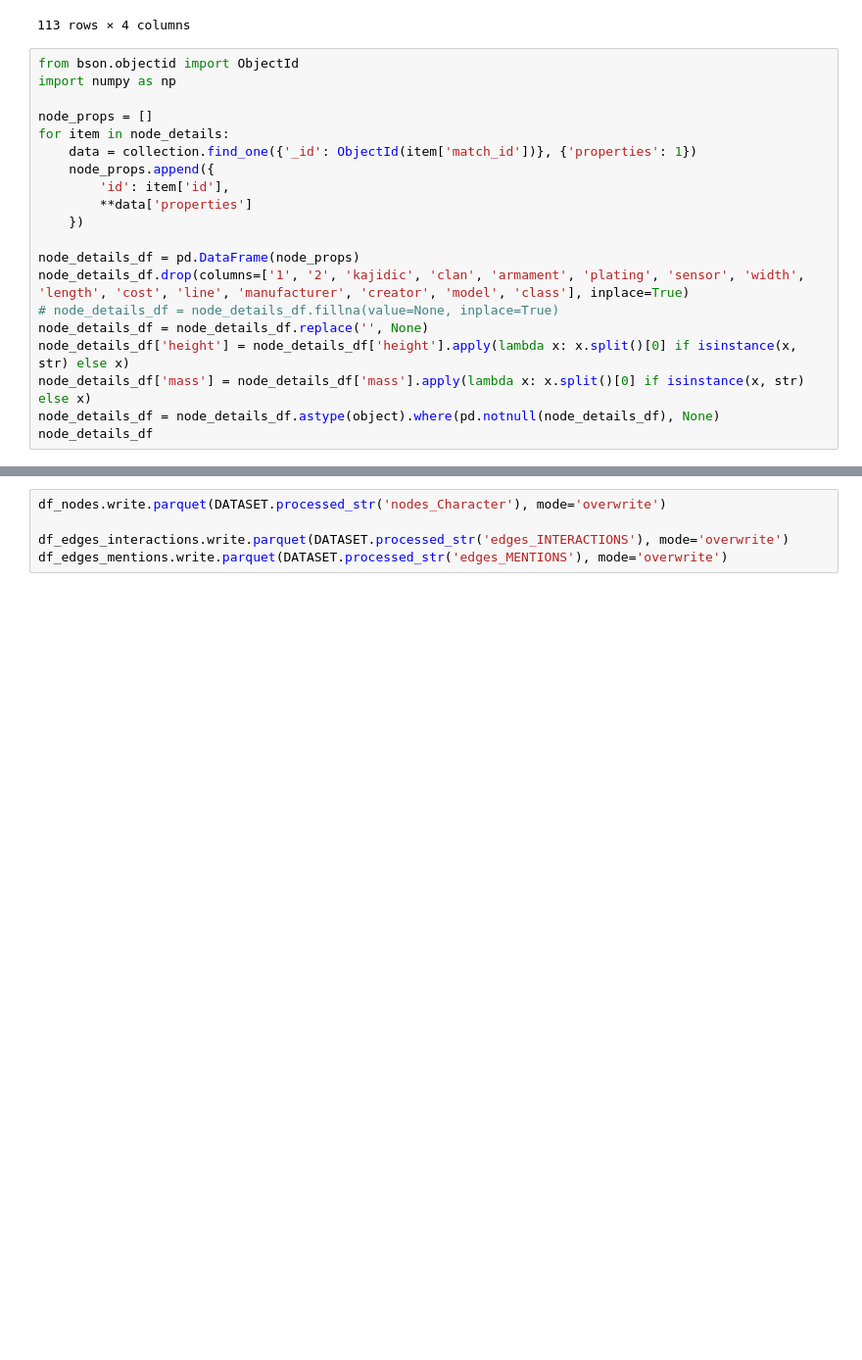
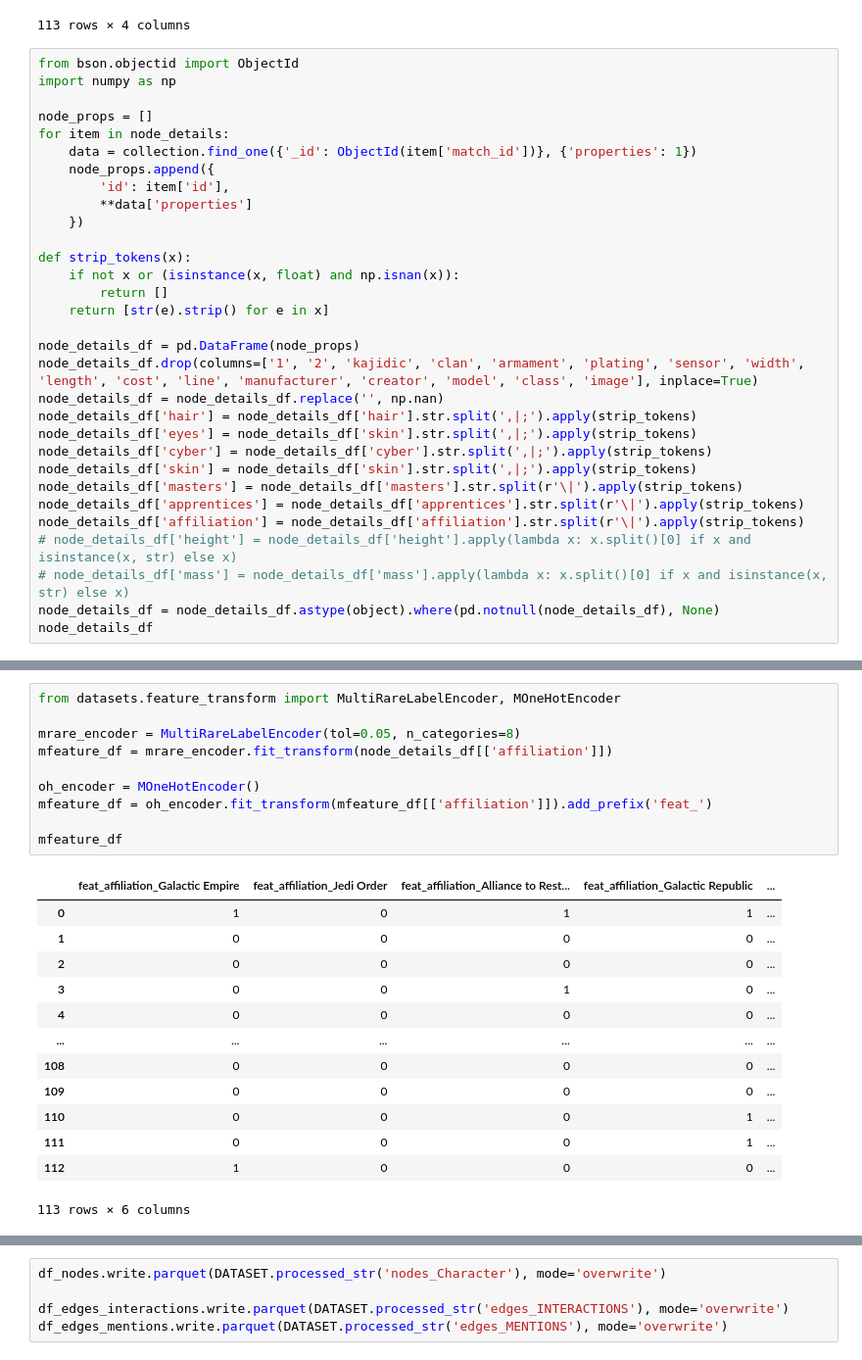
Before and after one commit to egordm/MGTCOM, a Jupyter notebook: code/datasets/notebooks/preprocessing/star-wars.ipynb, the cells around one changed output, grey strips where cells are left out. Shown at 98% size. Saved outputs shown, nothing was run; the diff lists cells and outputs as text; blank space fills up the shorter version.

```diff
--- a/code/datasets/notebooks/preprocessing/star-wars.ipynb
+++ b/code/datasets/notebooks/preprocessing/star-wars.ipynb
@@ -228,12 +233,23 @@ for item in node_details:
         **data['properties']
     })
 
+def strip_tokens(x):
+    if not x or (isinstance(x, float) and np.isnan(x)):
+        return []
+    return [str(e).strip() for e in x]
+
 node_details_df = pd.DataFrame(node_props)
-node_details_df.drop(columns=['1', '2', 'kajidic', 'clan', 'armament', 'plating', 'sensor', 'width', 'length', 'cost', 'line', 'manufacturer', 'creator', 'model', 'class'], inplace=True)
-# node_details_df = node_details_df.fillna(value=None, inplace=True)
-node_details_df = node_details_df.replace('', None)
-node_details_df['height'] = node_details_df['height'].apply(lambda x: x.split()[0] if isinstance(x, str) else x)
-node_details_df['mass'] = node_details_df['mass'].apply(lambda x: x.split()[0] if isinstance(x, str) else x)
+node_details_df.drop(columns=['1', '2', 'kajidic', 'clan', 'armament', 'plating', 'sensor', 'width', 'length', 'cost', 'line', 'manufacturer', 'creator', 'model', 'class', 'image'], inplace=True)
+node_details_df = node_details_df.replace('', np.nan)
+node_details_df['hair'] = node_details_df['hair'].str.split(',|;').apply(strip_tokens)
+node_details_df['eyes'] = node_details_df['skin'].str.split(',|;').apply(strip_tokens)
+node_details_df['cyber'] = node_details_df['cyber'].str.split(',|;').apply(strip_tokens)
+node_details_df['skin'] = node_details_df['skin'].str.split(',|;').apply(strip_tokens)
+node_details_df['masters'] = node_details_df['masters'].str.split(r'\|').apply(strip_tokens)
+node_details_df['apprentices'] = node_details_df['apprentices'].str.split(r'\|').apply(strip_tokens)
+node_details_df['affiliation'] = node_details_df['affiliation'].str.split(r'\|').apply(strip_tokens)
+# node_details_df['height'] = node_details_df['height'].apply(lambda x: x.split()[0] if x and isinstance(x, str) else x)
+# node_details_df['mass'] = node_details_df['mass'].apply(lambda x: x.split()[0] if x and isinstance(x, str) else x)
 node_details_df = node_details_df.astype(object).where(pd.notnull(node_details_df), None)
 node_details_df
 # %% [output]
@@ -252,0 +274,24 @@ node_details_df
+# %%
+from datasets.feature_transform import MultiRareLabelEncoder, MOneHotEncoder
+
+mrare_encoder = MultiRareLabelEncoder(tol=0.05, n_categories=8)
+mfeature_df = mrare_encoder.fit_transform(node_details_df[['affiliation']])
+
+oh_encoder = MOneHotEncoder()
+mfeature_df = oh_encoder.fit_transform(mfeature_df[['affiliation']]).add_prefix('feat_')
+
+mfeature_df
+# %% [output]
+|  | feat_affiliation_Galactic Empire | feat_affiliation_Jedi Order | feat_affiliation_Alliance to Rest... | feat_affiliation_Galactic Republic | ... |
+| 0 | 1 | 0 | 1 | 1 | ... |
+| 1 | 0 | 0 | 0 | 0 | ... |
+| 2 | 0 | 0 | 0 | 0 | ... |
+| 3 | 0 | 0 | 1 | 0 | ... |
+| 4 | 0 | 0 | 0 | 0 | ... |
+| ... | ... | ... | ... | ... | ... |
+| 108 | 0 | 0 | 0 | 0 | ... |
+| 109 | 0 | 0 | 0 | 0 | ... |
+| 110 | 0 | 0 | 0 | 1 | ... |
+| 111 | 0 | 0 | 0 | 1 | ... |
+| 112 | 1 | 0 | 0 | 0 | ... |
+113 rows × 6 columns
```
Also changed, not shown: parts of 9 cells of this notebook, 6 other files.
